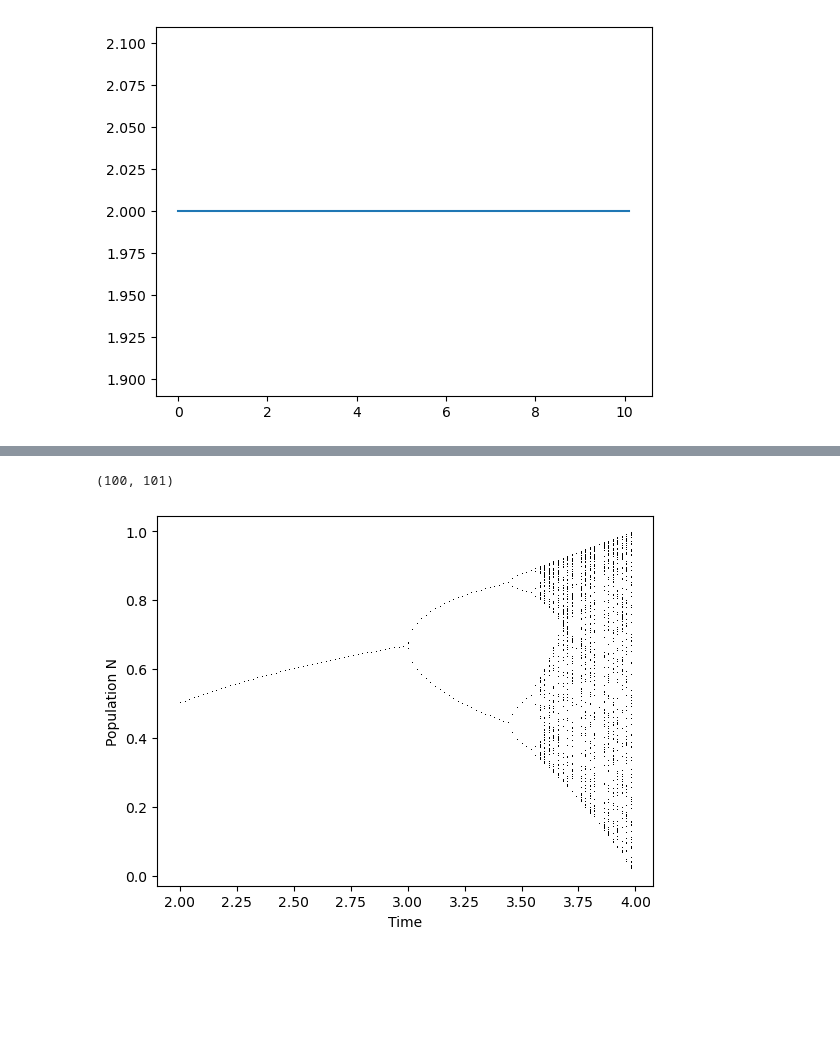
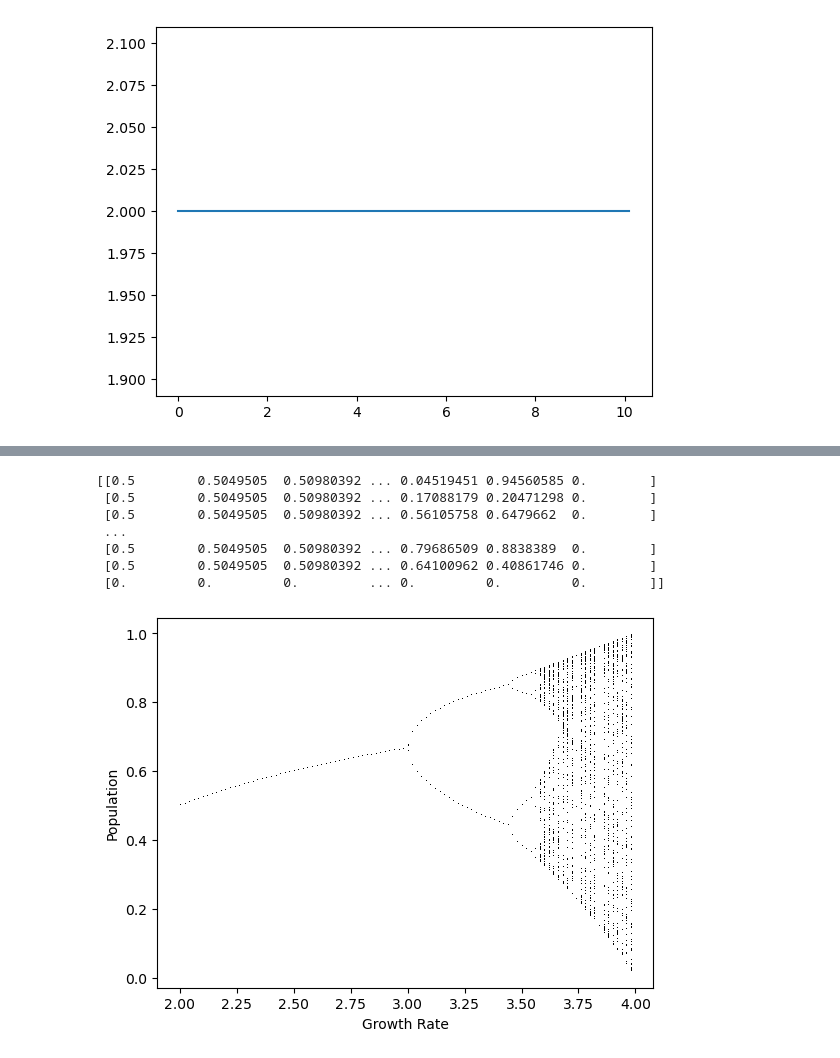
Before and after one commit to priyanujkashyap/4thYear, a Jupyter notebook: Computation Lab/cLab2.ipynb, the cells around one changed output, grey strips where cells are left out. Drawn from its saved outputs; the diff is of its cells as text; code cells hidden in the pictures; blank space fills up the shorter version.

```diff
--- a/Computation Lab/cLab2.ipynb
+++ b/Computation Lab/cLab2.ipynb
@@ -34,18 +79,16 @@ ValueError: x and y must have same first dimension, but have shapes (102,) and (
 # %%
-# Population growth for different r values
+# Population growth for different growth rates
 r = np.linspace(0, 1, 10)
 dt = 0.1
-
 for i in range(len(r)):
     N = [2]
     t = [0]
     while t[-1] < 10:
         N.append(N[-1] * (1 + r[i] * dt))
         t.append(t[-1] + dt)
-    plt.plot(t, N, label=r[i])
-
+    plt.plot(t, N, label=f'r={r[i]:.2f}')
 plt.xlabel('Time')
-plt.ylabel('Population N')
+plt.ylabel('Population')
 plt.legend()
 plt.show()
 # %% [output]
@@ -55,18 +142,16 @@ x(i+1) = x(i)*(1 + r * dt * (1 - x(i)))
 # %%
-# Population growth for different r values
+# Logistic population growth for different growth rates
 r = np.linspace(0, 1, 10)
 dt = 0.1
-
 for i in range(len(r)):
     t = [0]
     x= [0.5]
     while t[-1] < 10:
         x.append(x[-1]*(1 + r[i] * dt * (1 - x[-1])))
         t.append(t[-1] + dt)
-    plt.plot(t, x,label=r[i])
-
+    plt.plot(t, x,label=f'r={r[i]:.2f}')
 plt.xlabel('Time')
-plt.ylabel('Population N')
+plt.ylabel('Population')
 plt.legend()
 plt.show()
 # %% [output]
@@ -74,6 +159,6 @@ plt.show()
 # %%
-# Population growth for different r values
-r = np.linspace(0, 4, 100)
+
+r = np.linspace(3, 4, 10)
 dt = 0.1
 
 for i in range(len(r)):
@@ -86,6 +171,6 @@ for i in range(len(r)):
 
 plt.xlabel('Time')
 plt.ylabel('Population N')
-plt.legend()
+
 plt.show()
 # %% [output]
@@ -111,31 +297,33 @@ plt.show()
 # %%
-# Population growth for different r values
+# Bifurcation diagram for logistic map
 r = np.linspace(2, 4, 101)
 dt = 1
 x_for_r = np.zeros((100, len(r)))
-print(x_for_r.shape)
 for i in range(len(r)):
     t = 1
     x= [0.5]
     while t<= 900:
         x.append(x[-1]*(r[i] * dt * (1 - x[-1])))
         t+=dt
     j=0
     while t<1000:
         x.append(x[-1]*(r[i] * dt * (1 - x[-1])))
         x_for_r[j][i]=x[-1]
         t+=dt
         j+=1
-
-for i in range (101):
+for i in range (len(r)):
     for j in range(100):
         if x_for_r[j][i] != 0:
             plt.plot(r[i],x_for_r[j][i],',k')
-
-
-plt.xlabel('Time')
-plt.ylabel('Population N')
+plt.xlabel('Growth Rate')
+plt.ylabel('Population')
 plt.show()
 # %% [output]
-(100, 101)
+[[0.5        0.5049505  0.50980392 ... 0.04519451 0.94560585 0.        ]
+ [0.5        0.5049505  0.50980392 ... 0.17088179 0.20471298 0.        ]
+ [0.5        0.5049505  0.50980392 ... 0.56105758 0.6479662  0.        ]
+ ...
+ [0.5        0.5049505  0.50980392 ... 0.79686509 0.8838389  0.        ]
+ [0.5        0.5049505  0.50980392 ... 0.64100962 0.40861746 0.        ]
+ [0.         0.         0.         ... 0.         0.         0.        ]]
-[figure, old version]
+[figure, new version]
```
Also changed, not shown: parts of 13 cells of this notebook, 10 other files.
